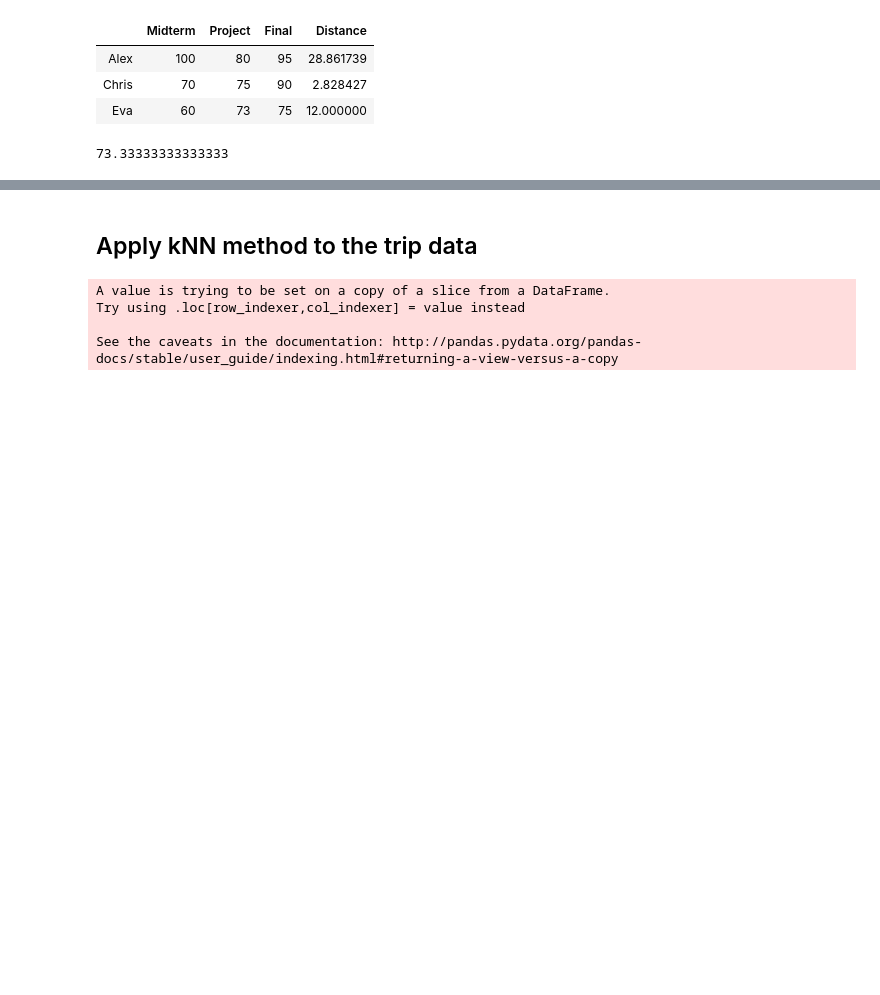
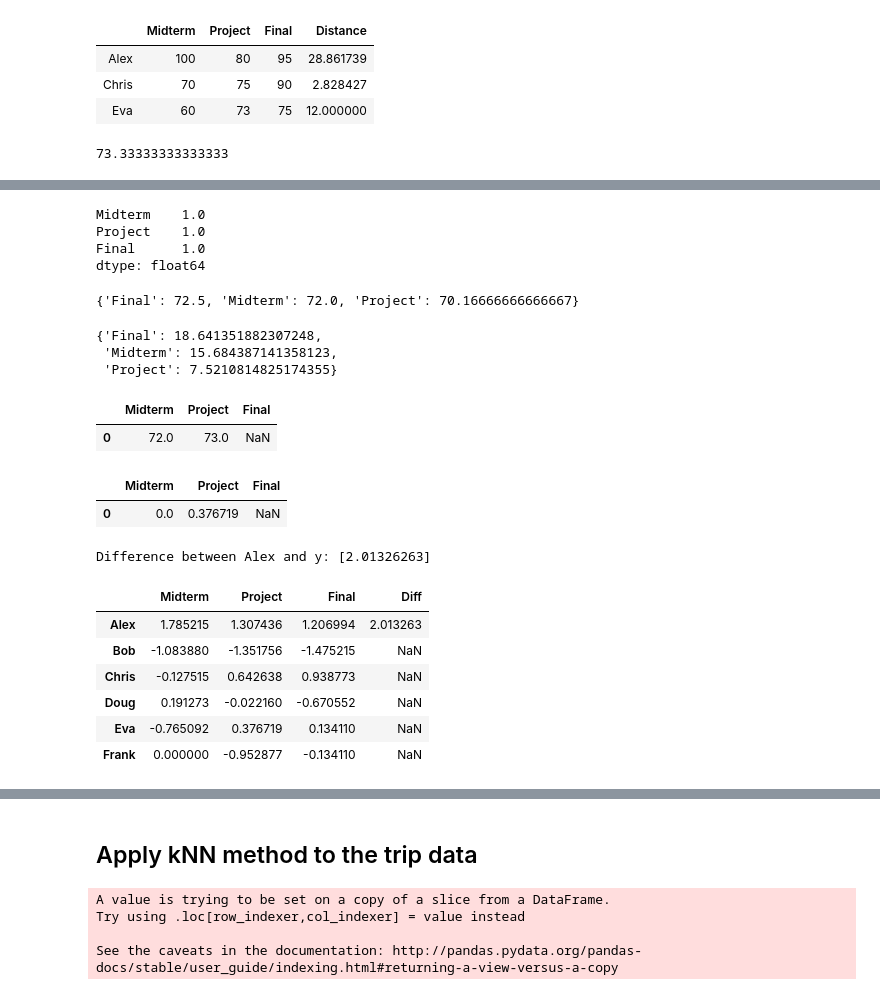
Before and after one commit to ch00226855/CMP464-Fall2019, a Jupyter notebook: Week7_Matplotlib_Part2.ipynb, the cells around one changed output, grey strips where cells are left out. Drawn from its saved outputs; the diff is of its cells as text; code cells hidden in the pictures; blank space fills up the shorter version.

```diff
--- a/Week7_Matplotlib_Part2.ipynb
+++ b/Week7_Matplotlib_Part2.ipynb
@@ -682,0 +703,15 @@ print(prediction)
+# %%
+# 1. Normalize the training set. (new value = (old value - mean) / standard deviation)
+cols = ['Midterm', 'Project', 'Final']
+
+means = {}
+stds = {}
+
+for col in cols:
+    mean = data[col].mean()
+    std = data[col].std()
+    data[col] = (data[col] - mean) / std
+    means[col] = mean
+    stds[col] = std
+
+data
@@ -682,0 +726,59 @@ print(prediction)
+# %%
+data.std()
+# %% [output]
+Midterm    1.0
+Project    1.0
+Final      1.0
+dtype: float64
+# %%
+means
+# %% [output]
+{'Final': 72.5, 'Midterm': 72.0, 'Project': 70.16666666666667}
+# %%
+stds
+# %% [output]
+{'Final': 18.641351882307248,
+ 'Midterm': 15.684387141358123,
+ 'Project': 7.5210814825174355}
+# %%
+# 2. new instance y = [72, 73, ?].
+y = pd.DataFrame(data=np.array([[72, 73, np.nan]]), columns=data.columns)
+y
+# %% [output]
+|  | Midterm | Project | Final |
+| 0 | 72.0 | 73.0 | NaN |
+# %%
+# Normalize y using means and stds calculated above
+# col = "Midterm"
+# print(means[col])
+# print(stds[col])
+for col in cols:
+    y[col] = (y[col] - means[col]) / stds[col]
+y
+# %% [output]
+|  | Midterm | Project | Final |
+| 0 | 0.0 | 0.376719 | NaN |
+# %%
+# Find the k nearest neighbors
+# Diff = square root of sum of squares of column-wise differences
+
+x = data.loc["Alex"]
+x
+# Difference between x and y
+diff_midterm = x['Midterm'] - y['Midterm']
+diff_project = x['Project'] - y['Project']
+diff = np.sqrt((x['Midterm'] - y['Midterm']) ** 2 + (x['Project'] - y['Project']) ** 2)
+print("Difference between Alex and y:", diff.values)
+# %% [output]
+Difference between Alex and y: [2.01326263]
+# %%
+data.loc['Alex', 'Diff'] = diff.values[0]
+data
+# %% [output]
+|  | Midterm | Project | Final | Diff |
+| Alex | 1.785215 | 1.307436 | 1.206994 | 2.013263 |
+| Bob | -1.083880 | -1.351756 | -1.475215 | NaN |
+| Chris | -0.127515 | 0.642638 | 0.938773 | NaN |
+| Doug | 0.191273 | -0.022160 | -0.670552 | NaN |
+| Eva | -0.765092 | 0.376719 | 0.134110 | NaN |
+| Frank | 0.000000 | -0.952877 | -0.134110 | NaN |
```
Also changed, not shown: parts of 6 cells of this notebook.
